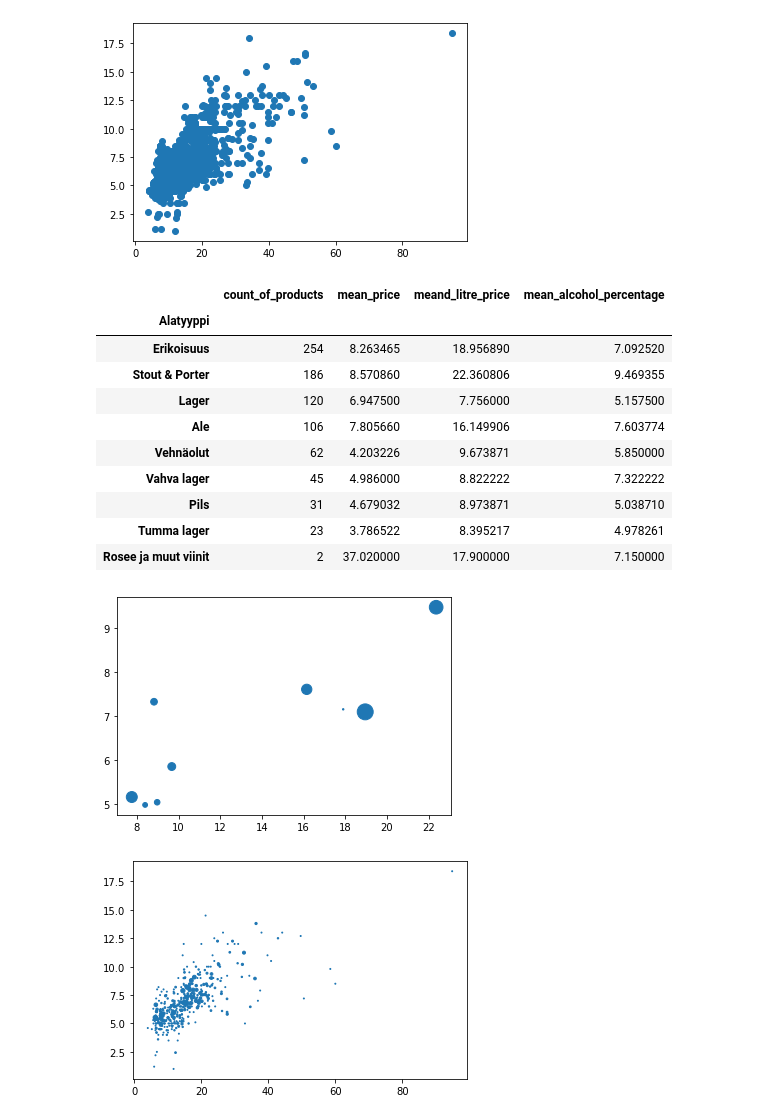
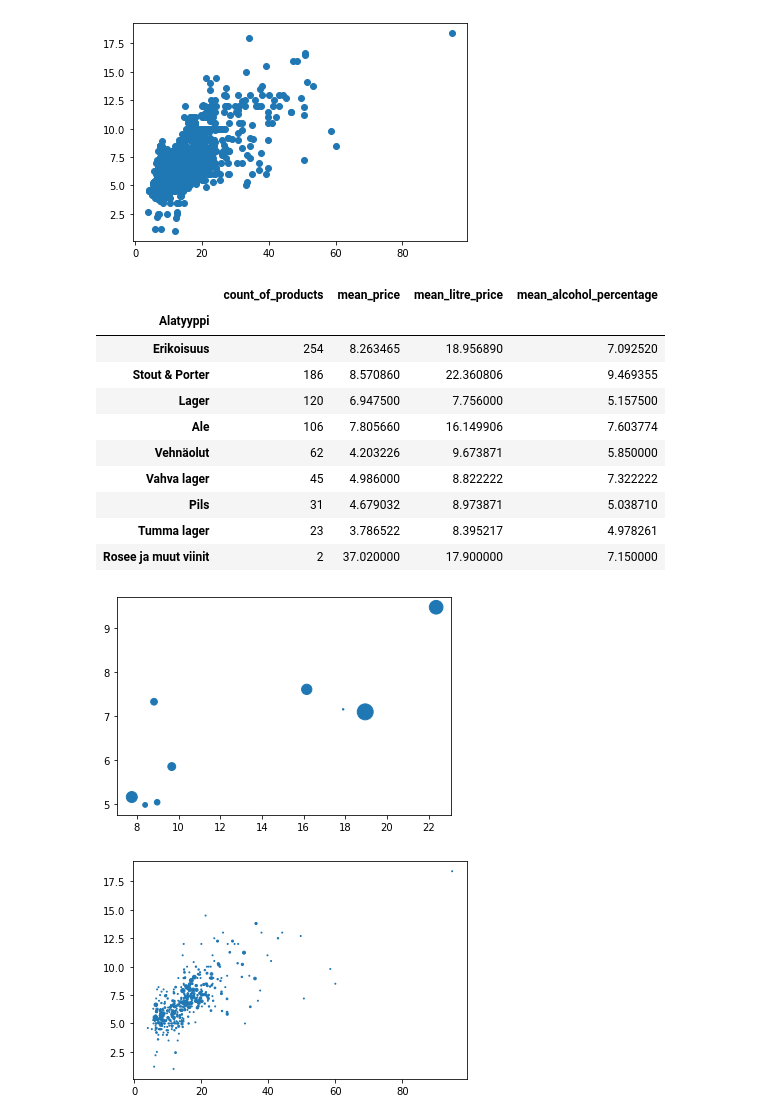
Before and after one commit to yherin/BeerWhisperer, a Jupyter notebook: eda/eda_litre_price.ipynb, the cells around one changed output. Drawn from its saved outputs; the diff is of its cells as text; code cells hidden in the pictures.

```diff
--- a/eda/eda_litre_price.ipynb
+++ b/eda/eda_litre_price.ipynb
@@ -61,15 +63,15 @@ plt.show()
 # %%
 df_alatyypit = df.groupby(['Alatyyppi']).agg(
     count_of_products = ('Numero', 'count'),
     mean_price = ('Hinta', 'mean'),
-    meand_litre_price = ('Litrahinta', 'mean'),
+    mean_litre_price = ('Litrahinta', 'mean'),
     mean_alcohol_percentage = ('Alkoholi-%', 'mean')
 ).sort_values(by='count_of_products',ascending=False)
 display(df_alatyypit.head(10))
-plt.scatter('meand_litre_price', 'mean_alcohol_percentage', s='count_of_products', data=df_alatyypit)
+plt.scatter('mean_litre_price', 'mean_alcohol_percentage', s='count_of_products', data=df_alatyypit)
 plt.show()
 # %% [output]
-|  | count_of_products | mean_price | meand_litre_price | mean_alcohol_percentage |
+|  | count_of_products | mean_price | mean_litre_price | mean_alcohol_percentage |
 | Alatyyppi |  |  |  |  |
 | Erikoisuus | 254 | 8.263465 | 18.956890 | 7.092520 |
 | Stout & Porter | 186 | 8.570860 | 22.360806 | 9.469355 |
```
Also changed, not shown: parts of 14 cells of this notebook.
